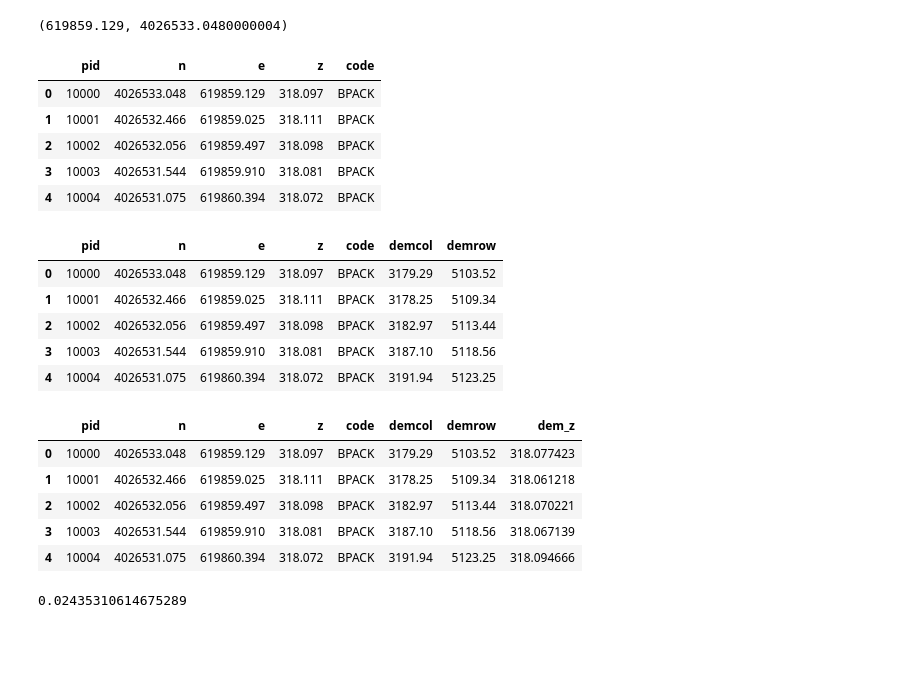
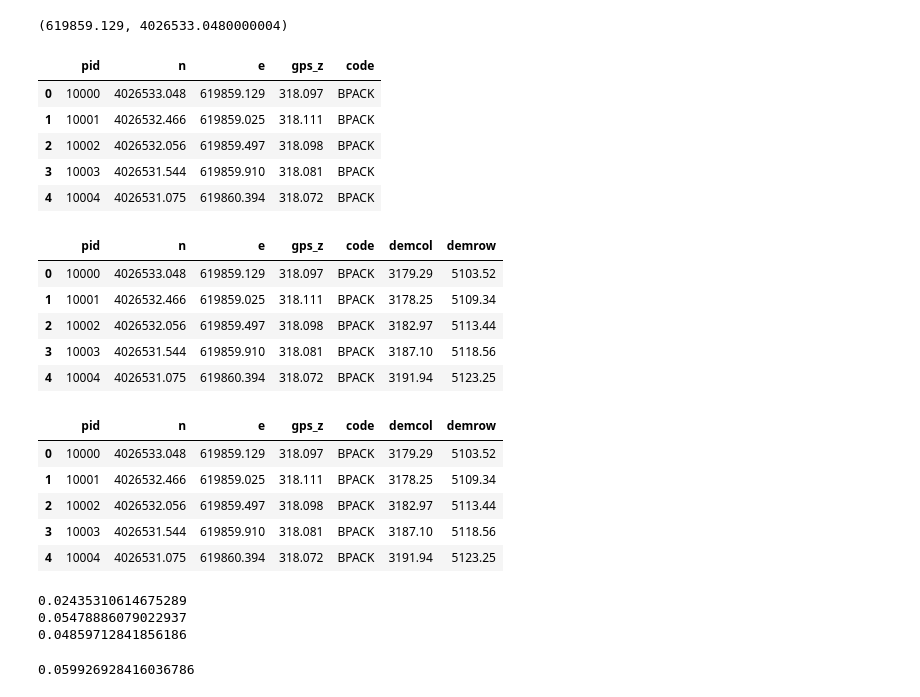
Before and after one commit to jlogan-usgs/dem-validation, a Jupyter notebook: demValidate.ipynb, the cells around one changed output. Drawn from its saved outputs; the diff is of its cells as text; code cells hidden in the pictures; blank space fills up the shorter version.

Commit message:
added RMSE calcs

```diff
--- a/demValidate.ipynb
+++ b/demValidate.ipynb
@@ -76,10 +76,11 @@ a * (col, row)
 # %%
 #get check points into dataframe
 df = pd.read_csv(checkfile)
-
+#rename z column to distinguish from dem
+df.rename(columns={'z':'gps_z'}, inplace=True)
 df.head()
 # %% [output]
-|  | pid | n | e | z | code |
+|  | pid | n | e | gps_z | code |
 | 0 | 10000 | 4026533.048 | 619859.129 | 318.097 | BPACK |
 | 1 | 10001 | 4026532.466 | 619859.025 | 318.111 | BPACK |
 | 2 | 10002 | 4026532.056 | 619859.497 | 318.098 | BPACK |
@@ -91,7 +92,7 @@ df['demcol'], df['demrow'] = ~a * (df['e'], df['n'])
 
 df.head()
 # %% [output]
-|  | pid | n | e | z | code | demcol | demrow |
+|  | pid | n | e | gps_z | code | demcol | demrow |
 | 0 | 10000 | 4026533.048 | 619859.129 | 318.097 | BPACK | 3179.29 | 5103.52 |
 | 1 | 10001 | 4026532.466 | 619859.025 | 318.111 | BPACK | 3178.25 | 5109.34 |
 | 2 | 10002 | 4026532.056 | 619859.497 | 318.098 | BPACK | 3182.97 | 5113.44 |
@@ -110,11 +111,11 @@ df = df.loc[df['dem_z'] != -9999]
 # %%
 df.head()
 # %% [output]
-|  | pid | n | e | z | code | demcol | demrow | dem_z |
-| 0 | 10000 | 4026533.048 | 619859.129 | 318.097 | BPACK | 3179.29 | 5103.52 | 318.077423 |
-| 1 | 10001 | 4026532.466 | 619859.025 | 318.111 | BPACK | 3178.25 | 5109.34 | 318.061218 |
-| 2 | 10002 | 4026532.056 | 619859.497 | 318.098 | BPACK | 3182.97 | 5113.44 | 318.070221 |
-| 3 | 10003 | 4026531.544 | 619859.910 | 318.081 | BPACK | 3187.10 | 5118.56 | 318.067139 |
-| 4 | 10004 | 4026531.075 | 619860.394 | 318.072 | BPACK | 3191.94 | 5123.25 | 318.094666 |
+|  | pid | n | e | gps_z | code | demcol | demrow |
+| 0 | 10000 | 4026533.048 | 619859.129 | 318.097 | BPACK | 3179.29 | 5103.52 |
+| 1 | 10001 | 4026532.466 | 619859.025 | 318.111 | BPACK | 3178.25 | 5109.34 |
+| 2 | 10002 | 4026532.056 | 619859.497 | 318.098 | BPACK | 3182.97 | 5113.44 |
+| 3 | 10003 | 4026531.544 | 619859.910 | 318.081 | BPACK | 3187.10 | 5118.56 |
+| 4 | 10004 | 4026531.075 | 619860.394 | 318.072 | BPACK | 3191.94 | 5123.25 |
 # %%
 #calculate residual (obs - pred), or (check-dem)
@@ -122,7 +123,14 @@ df['resid'] = df['z'] - df['dem_z']
-# %%
-df['resid'].mean()
-# %% [output]
-0.02435310614675289
+# %%
+print(df['resid'].mean())
+print(df['resid'].std())
+print(df['resid'].abs().mean())
+#RMSE
+((df['gps_z'] - df['dem_z']) ** 2).mean() ** .5
+# %% [output]
+0.02435310614675289
+0.05478886079022937
+0.04859712841856186
+0.059926928416036786
 # %%
 #make a hillshade
 #function from  http://neondataskills.org/lidar/create-hillshade-py/
```
Also changed, not shown: parts of 4 cells of this notebook, 1 other file.
